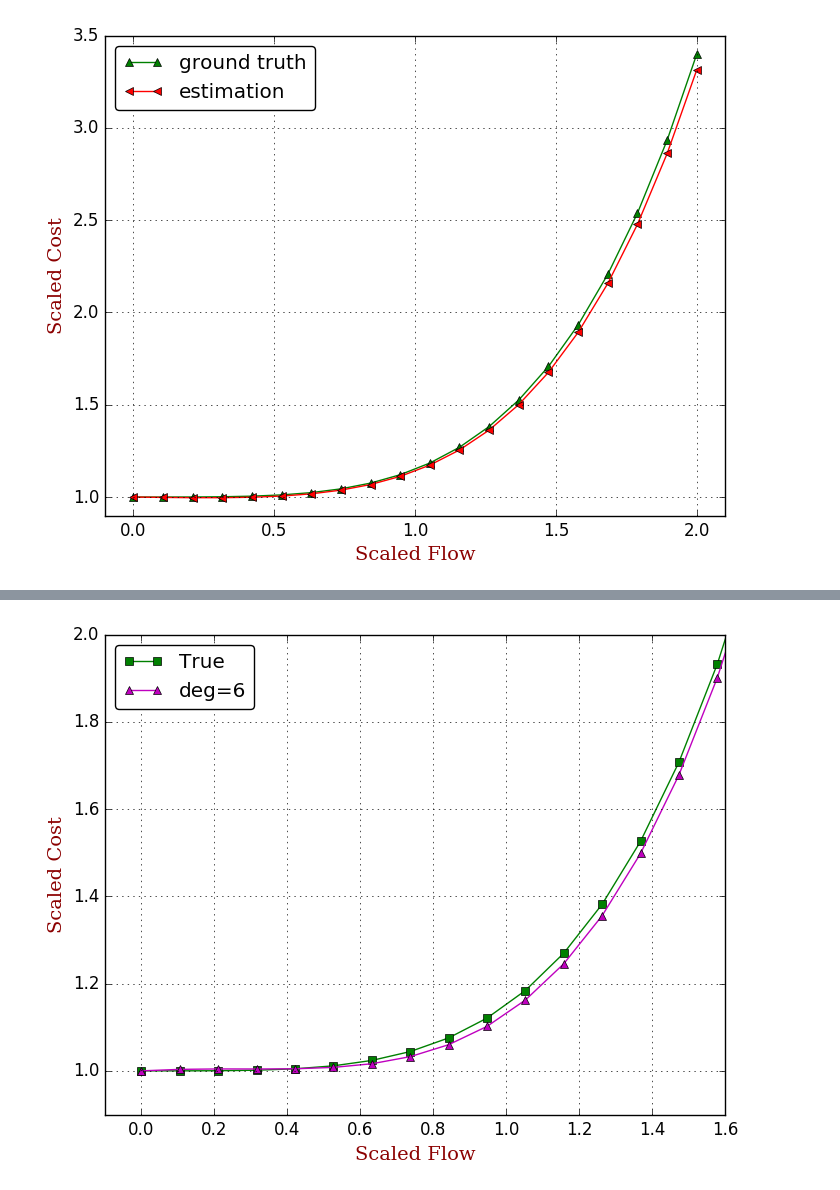
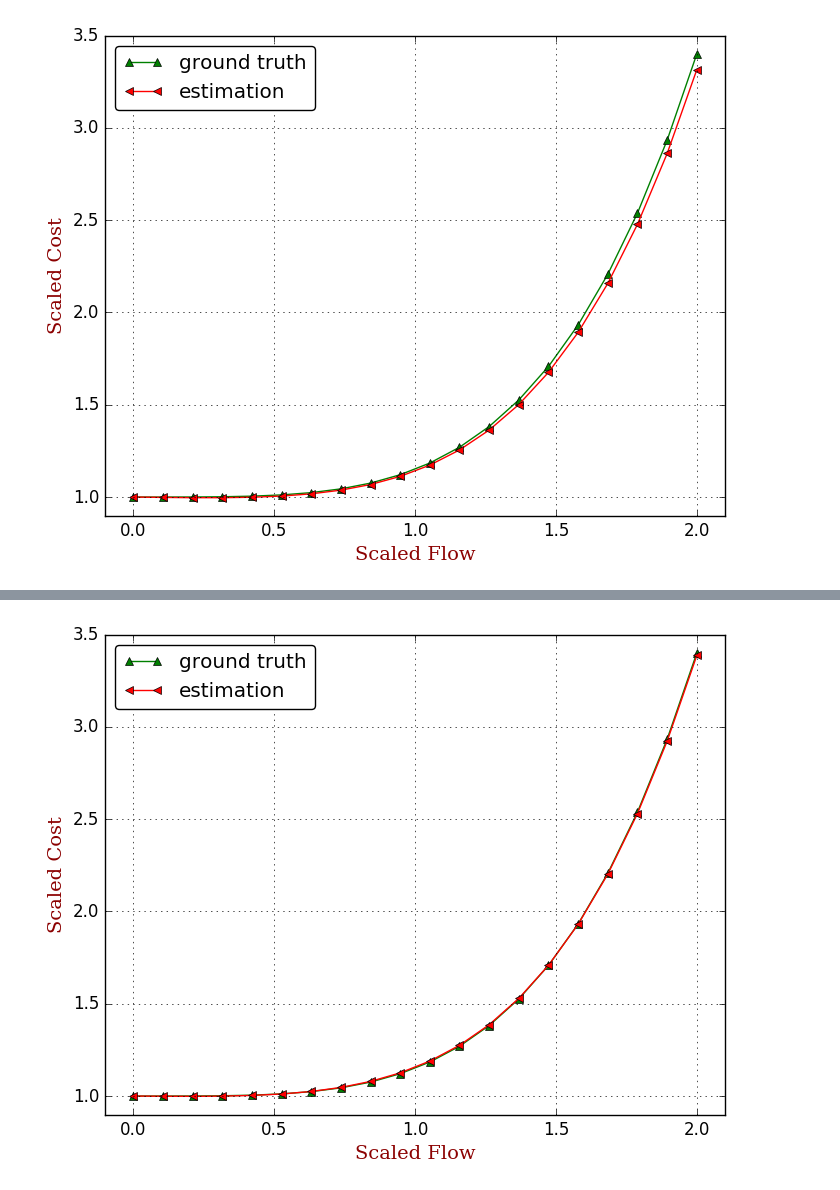
Before and after one commit to jingzbu/InverseVIsTraffic, a Jupyter notebook: 12_develop_new_OD_demand_estimator_Sioux_Dijkstra_multi_class/04_demands_adjustment_Sioux_multi_class.ipynb, the cells around one changed output, grey strips where cells are left out. Cells and saved outputs as stored; diff of their text form; code cells hidden in the pictures.

Commit message:
finish multi-class joint alg testing for Sioux-Falls

```diff
--- a/12_develop_new_OD_demand_estimator_Sioux_Dijkstra_multi_class/04_demands_adjustment_Sioux_multi_class.ipynb
+++ b/12_develop_new_OD_demand_estimator_Sioux_Dijkstra_multi_class/04_demands_adjustment_Sioux_multi_class.ipynb
@@ -432,34 +479,34 @@ Dict{(Int64,Float64,Float64,Int64),Array{Float64,1}} with 38 entries:
 # %%
 using PyPlot
 
-iterN = 1
+iterN = 2
 
 true_coeffs = [1, 0, 0, 0, .15]
 # true_coeffs = [1, .2, .5, .8, .15]
 
-est_coeffs = coeffs_dict[(6, 3.41, 1., iterN)]
+est_coeffs = coeffs_dict[(deg, c, lam, iterN)]
 
 xs = linspace(0, 2, 20)
 zs_true = map(x->polyEval(true_coeffs, x), xs)
 
 zs = map(x->polyEval(est_coeffs, x), xs)
 
-plot(xs, zs_true, "s-g", label="True")
+plot(xs, zs_true, "^-g", label="ground truth")
+plot(xs, zs, "<-r", label="estimation")
 
-plot(xs, zs, "^-m", label="deg=6")
 legend(loc="upper left",fancybox="true")
+# plot(xs, ys, "--b")
+grid("on")
+xlim(-0.1, 2.1);
+ylim(0.9, 3.5);
 
-grid("on")
-xlim(-0.1, 1.6);
-ylim(0.9, 2.0);
-
-font1 = ["family"=>"serif","color"=>"darkred","weight"=>"normal","size"=>14]
+font1 = ["family"=>"serif", "color"=>"darkred", "weight"=>"normal", "size"=>14]
 xlabel("Scaled Flow", fontdict=font1)
 ylabel("Scaled Cost", fontdict=font1)
 
-savefig("./results/fitting_Sioux_iter_$(iterN).pdf")
+savefig("./results/fitting_Sioux_iter_$(iterN)_multi_class.pdf")
 # %% [output]
-[figure, old version]
+[figure, new version]
 # %%
 using PyPlot
 
```
Also changed, not shown: parts of 34 cells of this notebook, 40 other files.
